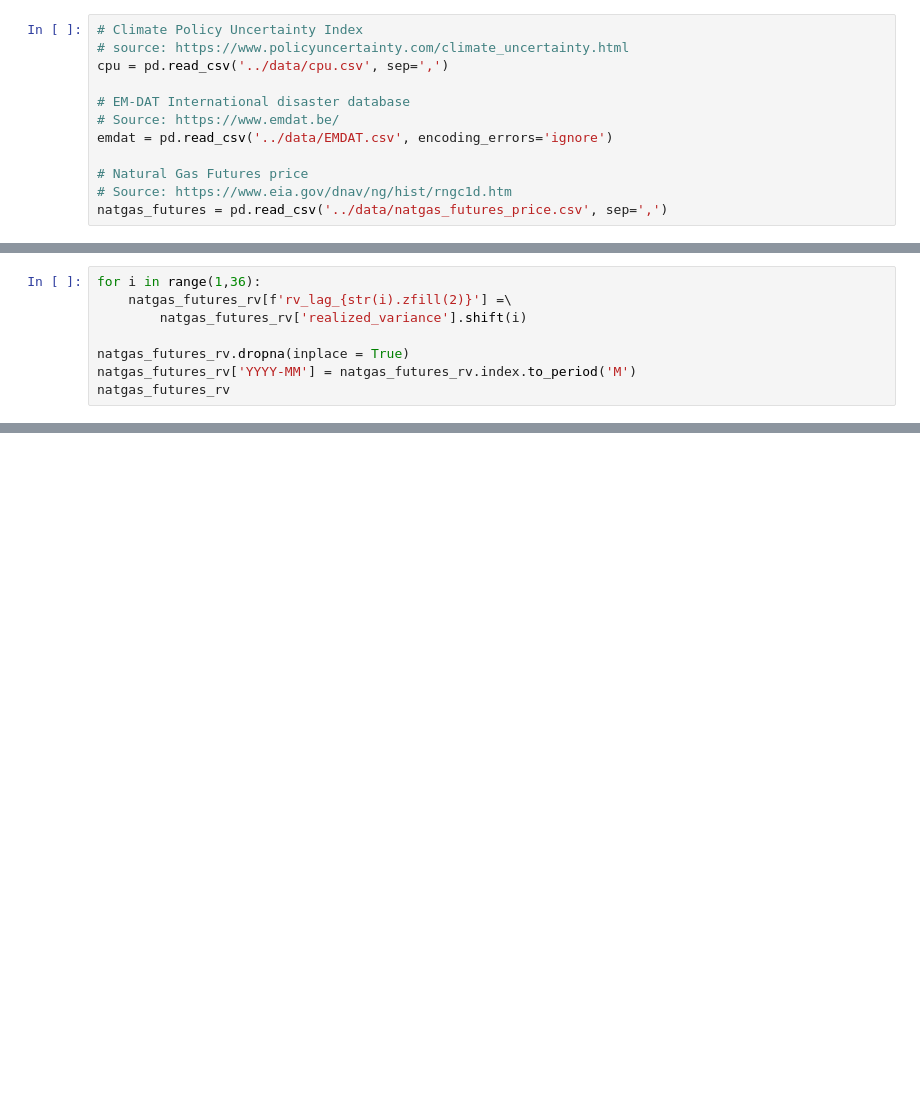
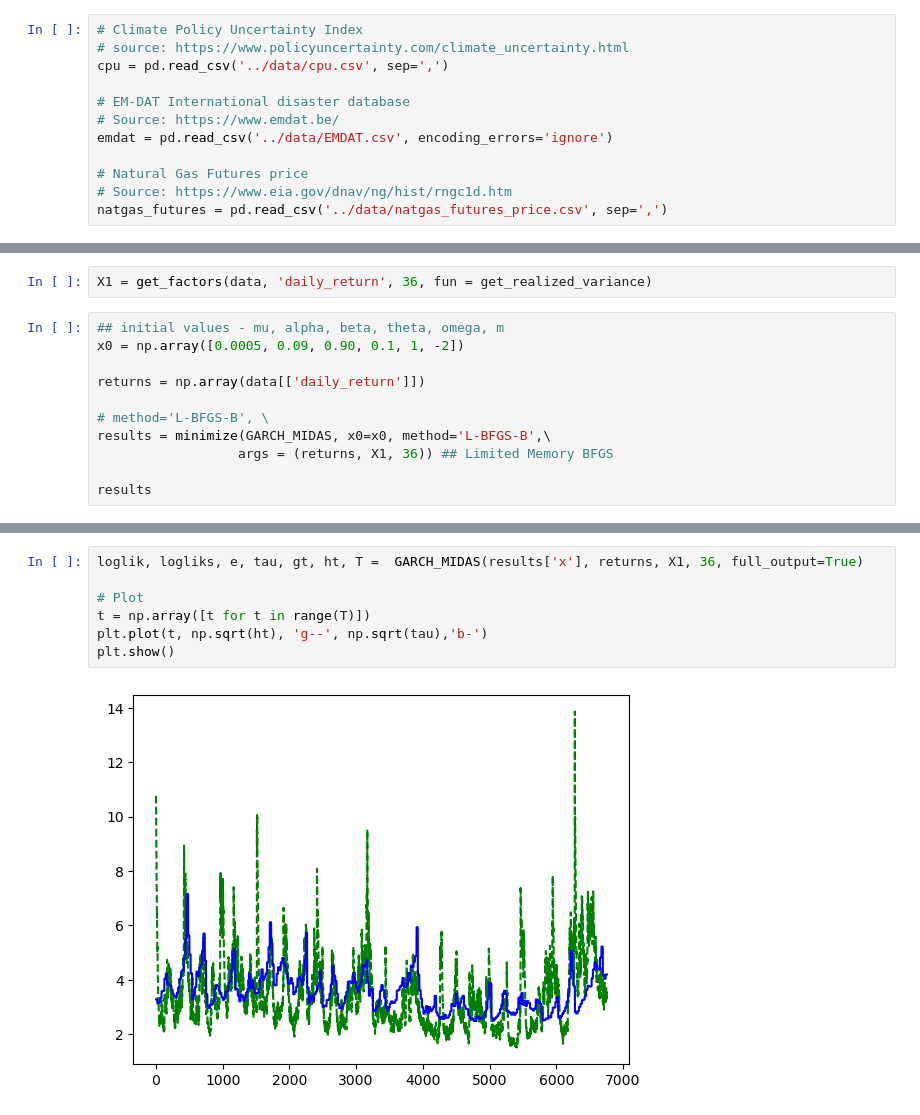
Before and after one commit to agarwgou/qf604, a Jupyter notebook: code/garch_midas.ipynb, the cells around one changed output, grey strips where cells are left out. Saved outputs shown, nothing was run; the diff lists cells and outputs as text; blank space fills up the shorter version.

Commit message:
Updated Garch-Midas model

```diff
--- a/code/garch_midas.ipynb
+++ b/code/garch_midas.ipynb
@@ -124,8 +291,0 @@ natgas_futures_rv
-# %%
-for i in range(1,36):
-    natgas_futures_rv[f'rv_lag_{str(i).zfill(2)}'] =\
-        natgas_futures_rv['realized_variance'].shift(i)
-
-natgas_futures_rv.dropna(inplace = True)
-natgas_futures_rv['YYYY-MM'] = natgas_futures_rv.index.to_period('M')
-natgas_futures_rv
@@ -381,0 +428,13 @@ plt.show()
+# %%
+X1 = get_factors(data, 'daily_return', 36, fun = get_realized_variance)
+# %%
+## initial values - mu, alpha, beta, theta, omega, m
+x0 = np.array([0.0005, 0.09, 0.90, 0.1, 1, -2])
+
+returns = np.array(data[['daily_return']])
+
+# method='L-BFGS-B', \
+results = minimize(GARCH_MIDAS, x0=x0, method='L-BFGS-B',\
+                  args = (returns, X1, 36)) ## Limited Memory BFGS
+
+results
@@ -381,0 +454,9 @@ plt.show()
+# %%
+loglik, logliks, e, tau, gt, ht, T =  GARCH_MIDAS(results['x'], returns, X1, 36, full_output=True)
+
+# Plot
+t = np.array([t for t in range(T)])
+plt.plot(t, np.sqrt(ht), 'g--', np.sqrt(tau),'b-')
+plt.show()
+# %% [output]
+[figure, added]
```
Also changed, not shown: parts of 43 cells of this notebook.
